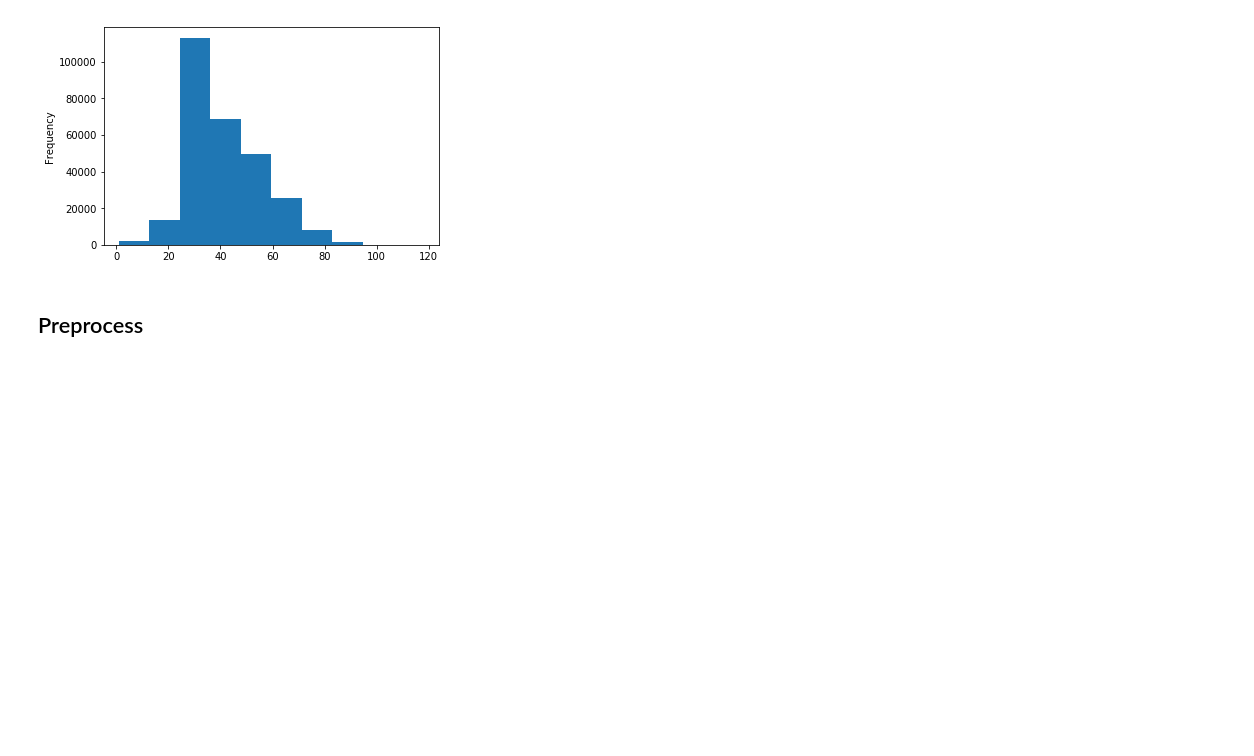
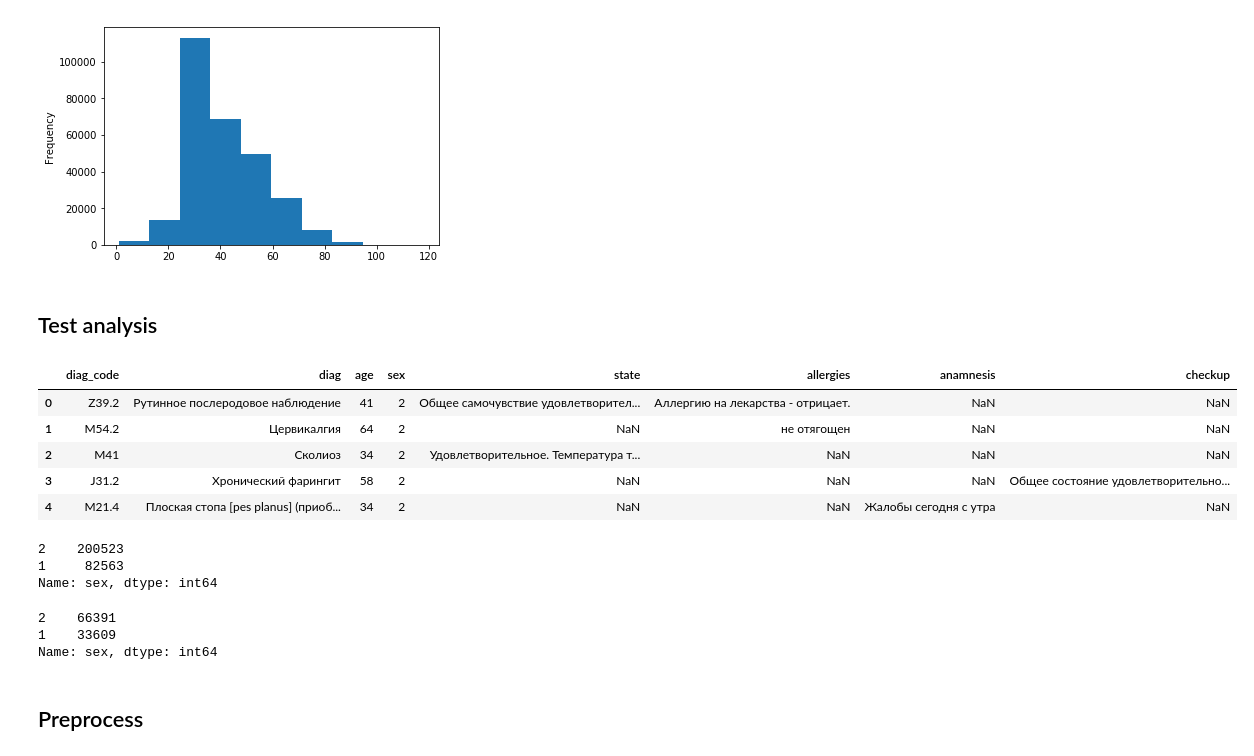
Before and after one commit to stasbel/AIHack2018, a Jupyter notebook: robomed.ipynb, the cells around one changed output. Drawn from its saved outputs; the diff is of its cells as text; code cells hidden in the pictures; blank space fills up the shorter version.

```diff
--- a/robomed.ipynb
+++ b/robomed.ipynb
@@ -86,6 +85,30 @@ age[age > 120] = None
 age.plot('hist');
 # %% [output]
 [figure]
+# %% [markdown]
+## Test analysis
+# %%
+tdf = initial_pre(pd.read_csv(TEST_PATH))
+tdf.head()
+# %% [output]
+|  | diag_code | diag | age | sex | state | allergies | anamnesis | checkup |
+| 0 | Z39.2 | Рутинное послеродовое наблюдение | 41 | 2 | Общее самочувствие удовлетворител... | Аллергию на лекарства - отрицает. | NaN | NaN |
+| 1 | M54.2 | Цервикалгия | 64 | 2 | NaN | не отягощен | NaN | NaN |
+| 2 | M41 | Сколиоз | 34 | 2 | Удовлетворительное. Температура т... | NaN | NaN | NaN |
+| 3 | J31.2 | Хронический фарингит | 58 | 2 | NaN | NaN | NaN | Общее состояние удовлетворительно... |
+| 4 | M21.4 | Плоская стопа [pes planus] (приоб... | 34 | 2 | NaN | NaN | Жалобы сегодня с утра | NaN |
+# %%
+df.sex.value_counts()
+# %% [output]
+2    200523
+1     82563
+Name: sex, dtype: int64
+# %%
+tdf.sex.value_counts()
+# %% [output]
+2    66391
+1    33609
+Name: sex, dtype: int64
 # %% [markdown]
 ## Preprocess
 # %% [markdown]
```
Also changed, not shown: parts of 13 cells of this notebook.
